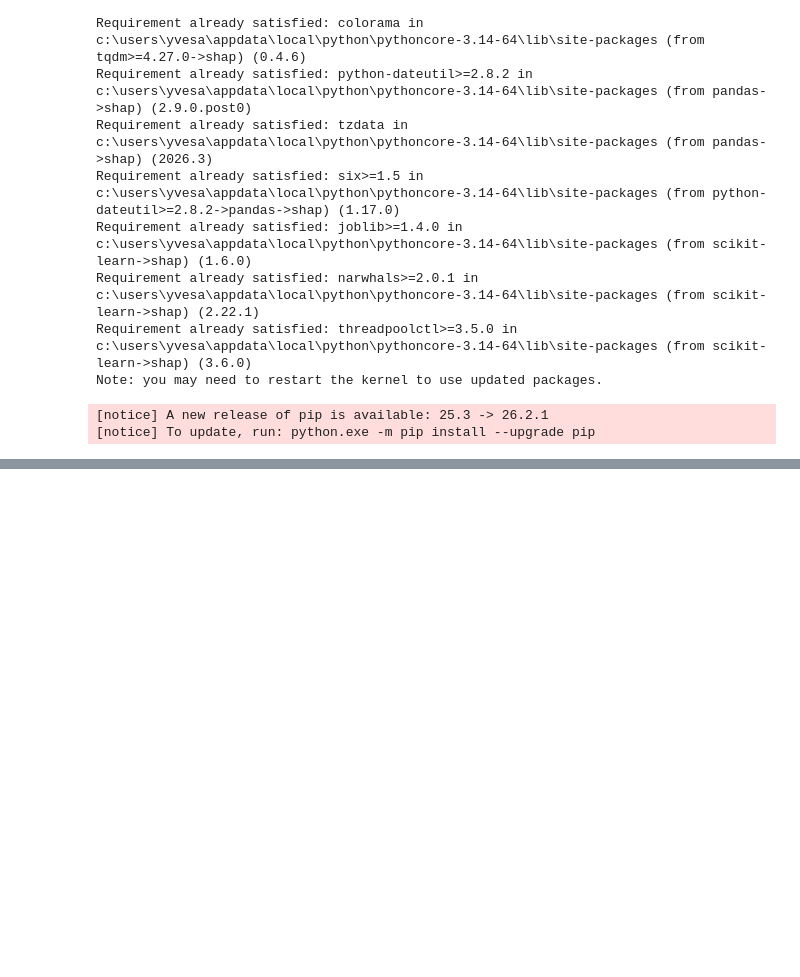
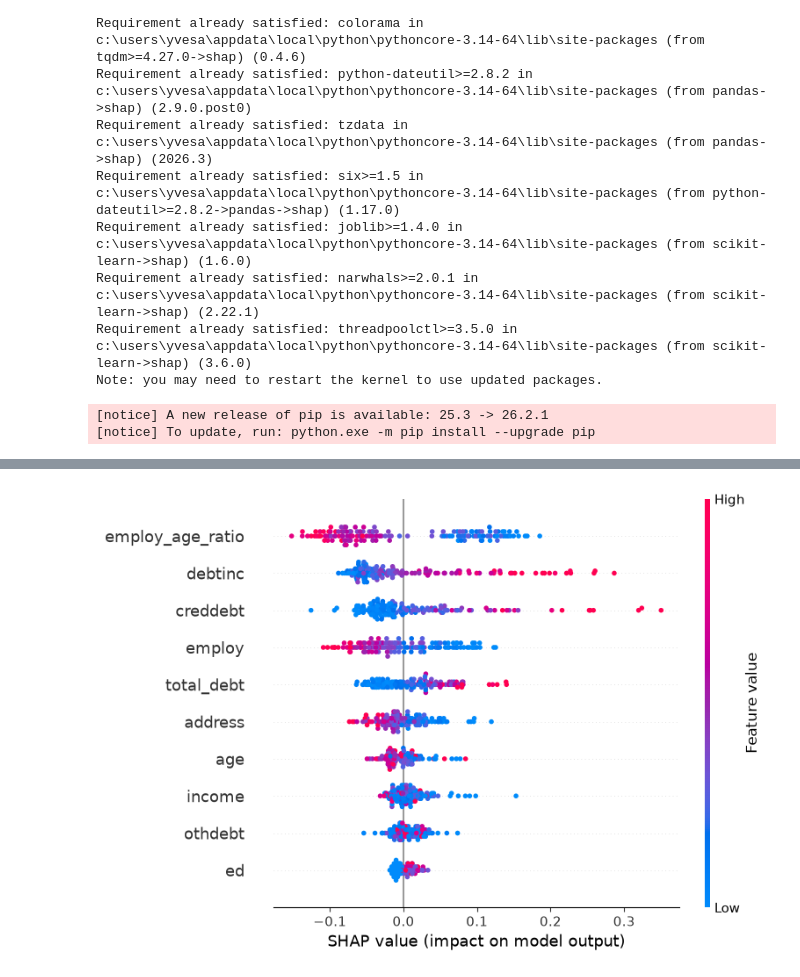
Before and after one commit to Yvesangwa/AI_labs, a Jupyter notebook: Lesson_15_AI_Applications/Loan_Default_Prediction.ipynb, the cells around one changed output, grey strips where cells are left out. Drawn from its saved outputs; the diff is of its cells as text; code cells hidden in the pictures; blank space fills up the shorter version.

```diff
--- a/Lesson_15_AI_Applications/Loan_Default_Prediction.ipynb
+++ b/Lesson_15_AI_Applications/Loan_Default_Prediction.ipynb
@@ -302,0 +320,9 @@ Note: you may need to restart the kernel to use updated packages.
+# %%
+# Sharp summary
+
+shap.summary_plot(
+    shap_values[:, :, 1].values,
+    X_test
+)
+# %% [output]
+[figure, added]
```
Also changed, not shown: parts of 10 cells of this notebook.
